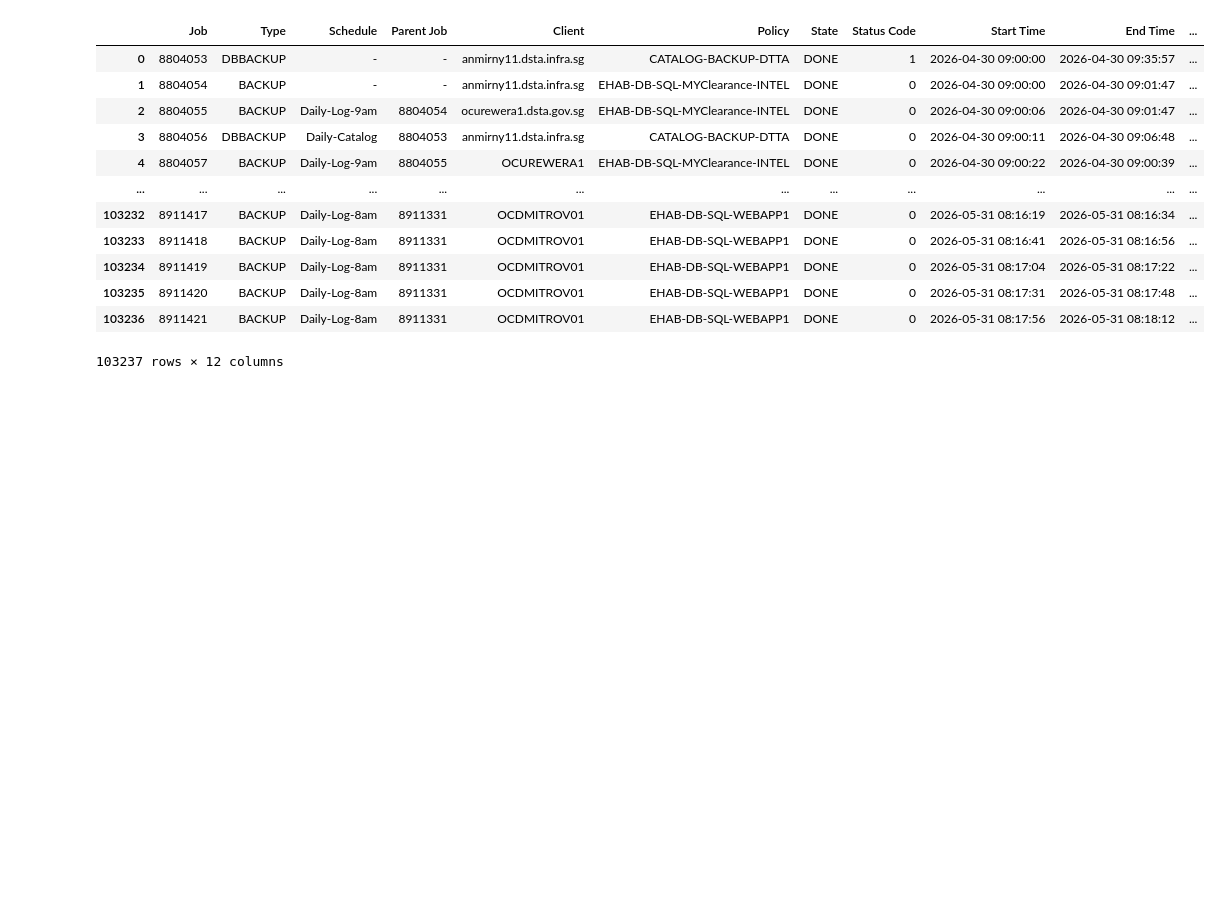
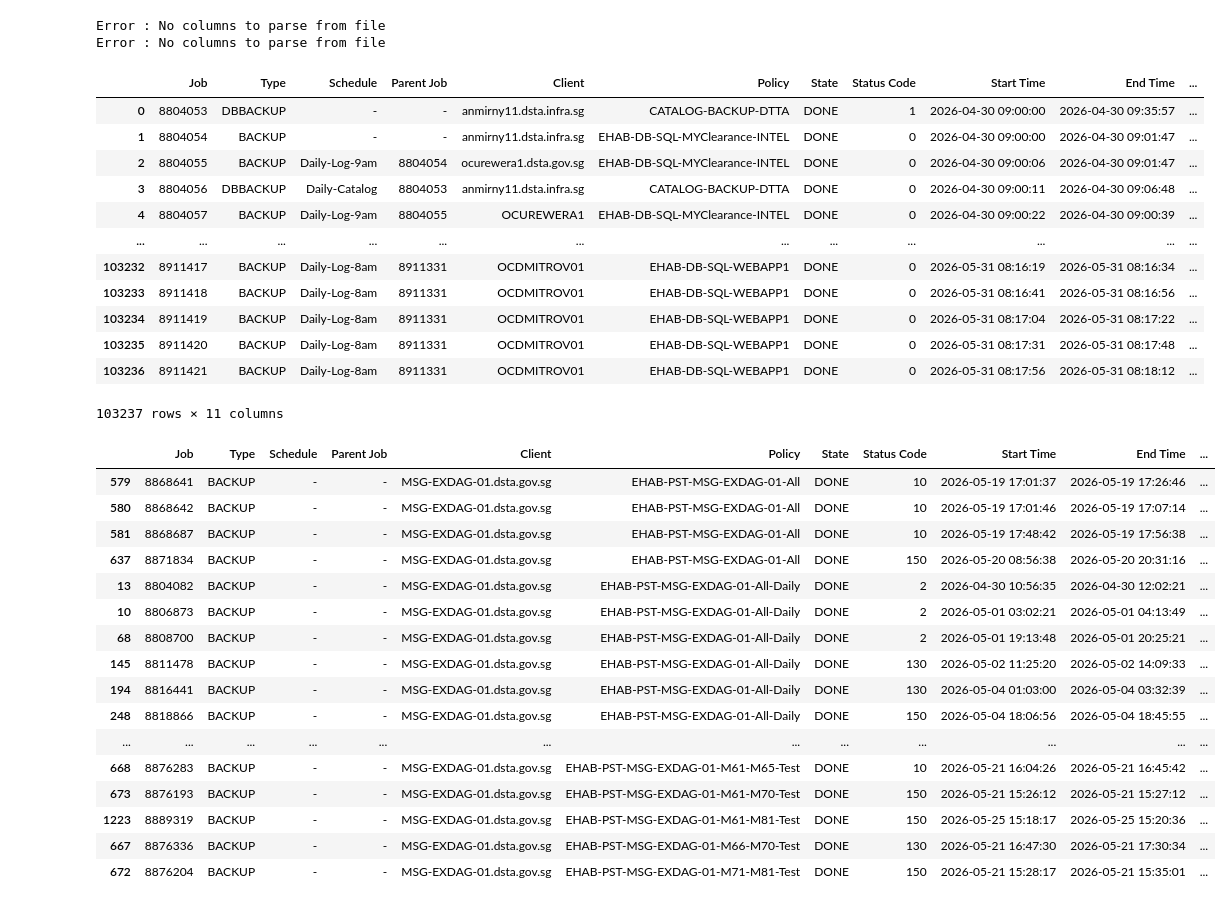
Before and after one commit to WillisYangg/netbackup_weekly_report, a Jupyter notebook: nb_weekly_report.ipynb, the cells around one changed output. Saved outputs shown, nothing was run; the diff lists cells and outputs as text; code cells hidden in the pictures; blank space fills up the shorter version.

Commit message:
Add: new use case into funvtion

```diff
--- a/nb_weekly_report.ipynb
+++ b/nb_weekly_report.ipynb
@@ -25,22 +32,42 @@ policies_list_df = pd.read_csv("data\email_dl.csv")
 source_folders = [Path(r"C:\Users\User\Desktop\Projects\netbackup_weekly_report\data\May_2026")]
 
 all_dfs = []
+all_failed_dfs = []
 
 for source_folder in source_folders:
     report_csv_files = source_folder.rglob("daily_backup_report_*")
+    failed_report_csv_files = source_folder.rglob("daily_baselined_failed_backup_report_*")
     for report_csv_file in report_csv_files:
-        df = pd.read_csv(report_csv_file)
-        df = df.drop(columns = 'Number of Child Jobs')
-        if 'Failure Count' in df.columns and 'Backup Selection' in df.columns:
-            df = df.drop(columns=['Failure Count', 'Backup Selection'], errors='ignore')
-        all_dfs.append(df)
+        try:
+            df = pd.read_csv(report_csv_file)
+            df = df.drop(columns = 'Number of Child Jobs')
+            if 'Failure Count' in df.columns and 'Backup Selection' in df.columns:
+                df = df.drop(columns=['Failure Count', 'Backup Selection'], errors='ignore')
+            all_dfs.append(df)
+        except Exception as e:
+            print(f"Error : {e}")
+    for failed_report_csv_file in failed_report_csv_files:
+        try:
+            df = pd.read_csv(failed_report_csv_file)
+            df = df.drop(columns = 'Number of Child Jobs')
+            if 'Backup Selection' in df.columns:
+                df = df.drop(columns='Backup Selection', errors='ignore')
+            all_failed_dfs.append(df)
+        except Exception as e:
+            print(f"Error : {e}")
 
 # combine all csv into one dataframe
 may_df = pd.concat(all_dfs, ignore_index=True)
 may_df["Start Time"] = pd.to_datetime(may_df["Start Time"], errors="coerce")
 may_df["End Time"] = pd.to_datetime(may_df["End Time"], errors="coerce")
-may_df["Elapsed Minutes"] = pd.to_timedelta(may_df['Elapsed Time'])
-may_df["Elapsed Minutes"] = (may_df['Elapsed Minutes'].dt.total_seconds() / 60).round(2)
+
+# combine all csv into one dataframe
+may_failed_df = pd.concat(all_failed_dfs, ignore_index=True)
+may_failed_df["Start Time"] = pd.to_datetime(may_failed_df["Start Time"], errors="coerce")
+may_failed_df["End Time"] = pd.to_datetime(may_failed_df["End Time"], errors="coerce")
+# %% [output]
+Error : No columns to parse from file
+Error : No columns to parse from file
 # %%
 may_df
 # %% [output]
@@ -56,4 +83,24 @@ may_df
 | 103234 | 8911419 | BACKUP | Daily-Log-8am | 8911331 | OCDMITROV01 | EHAB-DB-SQL-WEBAPP1 | DONE | 0 | 2026-05-31 08:17:04 | 2026-05-31 08:17:22 | ... |
 | 103235 | 8911420 | BACKUP | Daily-Log-8am | 8911331 | OCDMITROV01 | EHAB-DB-SQL-WEBAPP1 | DONE | 0 | 2026-05-31 08:17:31 | 2026-05-31 08:17:48 | ... |
 | 103236 | 8911421 | BACKUP | Daily-Log-8am | 8911331 | OCDMITROV01 | EHAB-DB-SQL-WEBAPP1 | DONE | 0 | 2026-05-31 08:17:56 | 2026-05-31 08:18:12 | ... |
-103237 rows × 12 columns
+103237 rows × 11 columns
+# %%
+may_failed_df.loc[may_failed_df['Client'] == 'MSG-EXDAG-01.dsta.gov.sg'].sort_values(["Client", "Policy", "Start Time"])
+# %% [output]
+|  | Job | Type | Schedule | Parent Job | Client | Policy | State | Status Code | Start Time | End Time | ... |
+| 579 | 8868641 | BACKUP | - | - | MSG-EXDAG-01.dsta.gov.sg | EHAB-PST-MSG-EXDAG-01-All | DONE | 10 | 2026-05-19 17:01:37 | 2026-05-19 17:26:46 | ... |
+| 580 | 8868642 | BACKUP | - | - | MSG-EXDAG-01.dsta.gov.sg | EHAB-PST-MSG-EXDAG-01-All | DONE | 10 | 2026-05-19 17:01:46 | 2026-05-19 17:07:14 | ... |
+| 581 | 8868687 | BACKUP | - | - | MSG-EXDAG-01.dsta.gov.sg | EHAB-PST-MSG-EXDAG-01-All | DONE | 10 | 2026-05-19 17:48:42 | 2026-05-19 17:56:38 | ... |
+| 637 | 8871834 | BACKUP | - | - | MSG-EXDAG-01.dsta.gov.sg | EHAB-PST-MSG-EXDAG-01-All | DONE | 150 | 2026-05-20 08:56:38 | 2026-05-20 20:31:16 | ... |
+| 13 | 8804082 | BACKUP | - | - | MSG-EXDAG-01.dsta.gov.sg | EHAB-PST-MSG-EXDAG-01-All-Daily | DONE | 2 | 2026-04-30 10:56:35 | 2026-04-30 12:02:21 | ... |
+| 10 | 8806873 | BACKUP | - | - | MSG-EXDAG-01.dsta.gov.sg | EHAB-PST-MSG-EXDAG-01-All-Daily | DONE | 2 | 2026-05-01 03:02:21 | 2026-05-01 04:13:49 | ... |
+| 68 | 8808700 | BACKUP | - | - | MSG-EXDAG-01.dsta.gov.sg | EHAB-PST-MSG-EXDAG-01-All-Daily | DONE | 2 | 2026-05-01 19:13:48 | 2026-05-01 20:25:21 | ... |
+| 145 | 8811478 | BACKUP | - | - | MSG-EXDAG-01.dsta.gov.sg | EHAB-PST-MSG-EXDAG-01-All-Daily | DONE | 130 | 2026-05-02 11:25:20 | 2026-05-02 14:09:33 | ... |
+| 194 | 8816441 | BACKUP | - | - | MSG-EXDAG-01.dsta.gov.sg | EHAB-PST-MSG-EXDAG-01-All-Daily | DONE | 130 | 2026-05-04 01:03:00 | 2026-05-04 03:32:39 | ... |
+| 248 | 8818866 | BACKUP | - | - | MSG-EXDAG-01.dsta.gov.sg | EHAB-PST-MSG-EXDAG-01-All-Daily | DONE | 150 | 2026-05-04 18:06:56 | 2026-05-04 18:45:55 | ... |
+| ... | ... | ... | ... | ... | ... | ... | ... | ... | ... | ... | ... |
+| 668 | 8876283 | BACKUP | - | - | MSG-EXDAG-01.dsta.gov.sg | EHAB-PST-MSG-EXDAG-01-M61-M65-Test | DONE | 10 | 2026-05-21 16:04:26 | 2026-05-21 16:45:42 | ... |
+| 673 | 8876193 | BACKUP | - | - | MSG-EXDAG-01.dsta.gov.sg | EHAB-PST-MSG-EXDAG-01-M61-M70-Test | DONE | 150 | 2026-05-21 15:26:12 | 2026-05-21 15:27:12 | ... |
+| 1223 | 8889319 | BACKUP | - | - | MSG-EXDAG-01.dsta.gov.sg | EHAB-PST-MSG-EXDAG-01-M61-M81-Test | DONE | 150 | 2026-05-25 15:18:17 | 2026-05-25 15:20:36 | ... |
+| 667 | 8876336 | BACKUP | - | - | MSG-EXDAG-01.dsta.gov.sg | EHAB-PST-MSG-EXDAG-01-M66-M70-Test | DONE | 130 | 2026-05-21 16:47:30 | 2026-05-21 17:30:34 | ... |
+| 672 | 8876204 | BACKUP | - | - | MSG-EXDAG-01.dsta.gov.sg | EHAB-PST-MSG-EXDAG-01-M71-M81-Test | DONE | 150 | 2026-05-21 15:28:17 | 2026-05-21 15:35:01 | ... |
```
Also changed, not shown: parts of 10 cells of this notebook.
